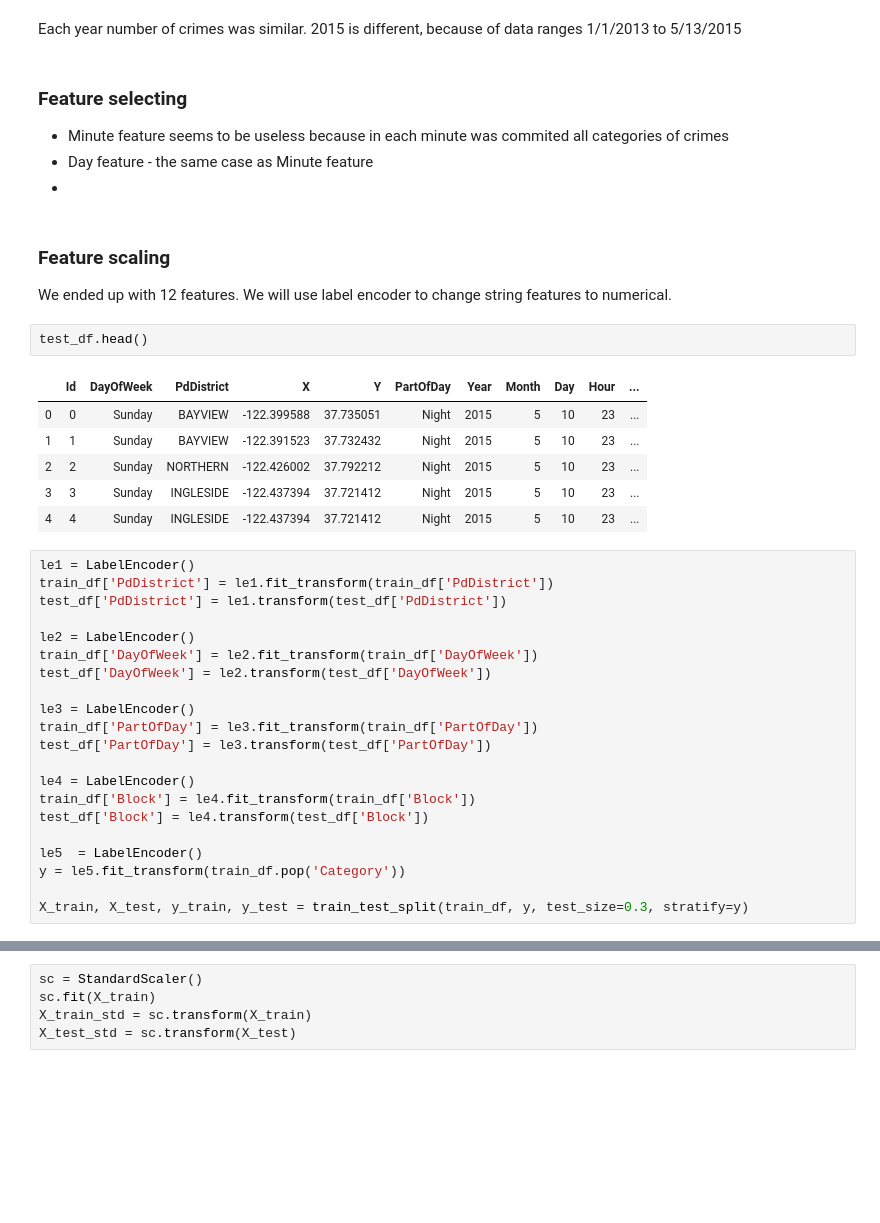
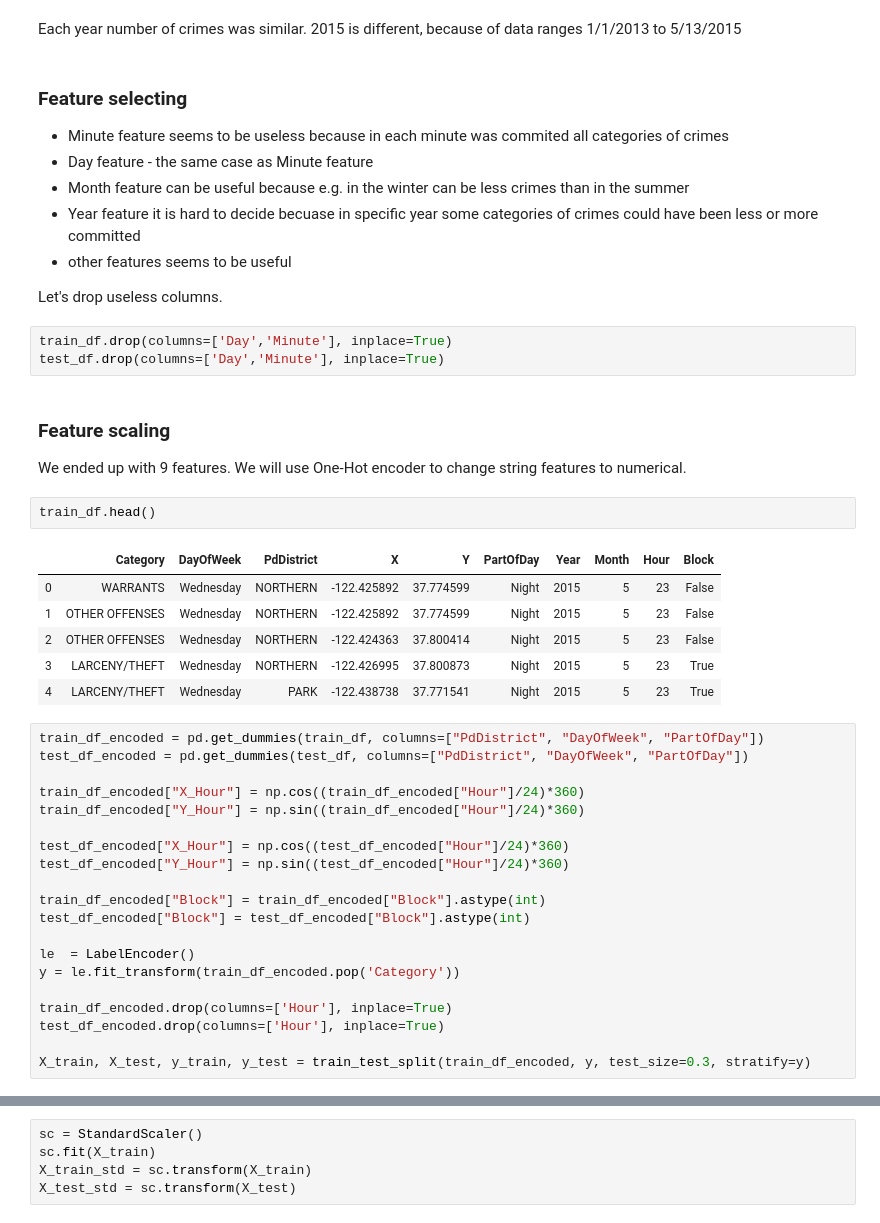
Before and after one commit to Frustrado/Crime-Classification, a Jupyter notebook: SF_crimes_analysis.ipynb, the cells around one changed output, grey strips where cells are left out. Cells and saved outputs as stored; diff of their text form; blank space fills up the shorter version.

```diff
--- a/SF_crimes_analysis.ipynb
+++ b/SF_crimes_analysis.ipynb
@@ -534,38 +535,44 @@ Each year number of crimes was similar. 2015 is different, because of data range
 
 - Minute feature seems to be useless because in each minute was commited all categories of crimes
 - Day feature - the same case as Minute feature
--
+- Month feature can be useful because e.g. in the winter can be less crimes than in the summer
+- Year feature it is hard to decide becuase in specific year some categories of crimes could have been less or more committed
+- other features seems to be useful
+
+Let's drop useless columns.
+# %%
+train_df.drop(columns=['Day','Minute'], inplace=True)
+test_df.drop(columns=['Day','Minute'], inplace=True)
 # %% [markdown]
 ### Feature scaling
 
-We ended up with 12 features. We will use label encoder to change string features to numerical.
+We ended up with 9 features. We will use One-Hot encoder to change string features to numerical.
 # %%
-test_df.head()
+train_df.head()
 # %% [output]
-|  | Id | DayOfWeek | PdDistrict | X | Y | PartOfDay | Year | Month | Day | Hour | ... |
-| 0 | 0 | Sunday | BAYVIEW | -122.399588 | 37.735051 | Night | 2015 | 5 | 10 | 23 | ... |
-| 1 | 1 | Sunday | BAYVIEW | -122.391523 | 37.732432 | Night | 2015 | 5 | 10 | 23 | ... |
-| 2 | 2 | Sunday | NORTHERN | -122.426002 | 37.792212 | Night | 2015 | 5 | 10 | 23 | ... |
-| 3 | 3 | Sunday | INGLESIDE | -122.437394 | 37.721412 | Night | 2015 | 5 | 10 | 23 | ... |
-| 4 | 4 | Sunday | INGLESIDE | -122.437394 | 37.721412 | Night | 2015 | 5 | 10 | 23 | ... |
+|  | Category | DayOfWeek | PdDistrict | X | Y | PartOfDay | Year | Month | Hour | Block |
+| 0 | WARRANTS | Wednesday | NORTHERN | -122.425892 | 37.774599 | Night | 2015 | 5 | 23 | False |
+| 1 | OTHER OFFENSES | Wednesday | NORTHERN | -122.425892 | 37.774599 | Night | 2015 | 5 | 23 | False |
+| 2 | OTHER OFFENSES | Wednesday | NORTHERN | -122.424363 | 37.800414 | Night | 2015 | 5 | 23 | False |
+| 3 | LARCENY/THEFT | Wednesday | NORTHERN | -122.426995 | 37.800873 | Night | 2015 | 5 | 23 | True |
+| 4 | LARCENY/THEFT | Wednesday | PARK | -122.438738 | 37.771541 | Night | 2015 | 5 | 23 | True |
-# %%
-le1 = LabelEncoder()
-train_df['PdDistrict'] = le1.fit_transform(train_df['PdDistrict'])
-test_df['PdDistrict'] = le1.transform(test_df['PdDistrict'])
-
-le2 = LabelEncoder()
-train_df['DayOfWeek'] = le2.fit_transform(train_df['DayOfWeek'])
-test_df['DayOfWeek'] = le2.transform(test_df['DayOfWeek'])
-
-le3 = LabelEncoder()
-train_df['PartOfDay'] = le3.fit_transform(train_df['PartOfDay'])
-test_df['PartOfDay'] = le3.transform(test_df['PartOfDay'])
-
-le4 = LabelEncoder()
-train_df['Block'] = le4.fit_transform(train_df['Block'])
-test_df['Block'] = le4.transform(test_df['Block'])
-
-le5  = LabelEncoder()
-y = le5.fit_transform(train_df.pop('Category'))
-
-X_train, X_test, y_train, y_test = train_test_split(train_df, y, test_size=0.3, stratify=y)
+# %%
+train_df_encoded = pd.get_dummies(train_df, columns=["PdDistrict", "DayOfWeek", "PartOfDay"])
+test_df_encoded = pd.get_dummies(test_df, columns=["PdDistrict", "DayOfWeek", "PartOfDay"])
+
+train_df_encoded["X_Hour"] = np.cos((train_df_encoded["Hour"]/24)*360)
+train_df_encoded["Y_Hour"] = np.sin((train_df_encoded["Hour"]/24)*360)
+
+test_df_encoded["X_Hour"] = np.cos((test_df_encoded["Hour"]/24)*360)
+test_df_encoded["Y_Hour"] = np.sin((test_df_encoded["Hour"]/24)*360)
+
+train_df_encoded["Block"] = train_df_encoded["Block"].astype(int)
+test_df_encoded["Block"] = test_df_encoded["Block"].astype(int)
+
+le  = LabelEncoder()
+y = le.fit_transform(train_df_encoded.pop('Category'))
+
+train_df_encoded.drop(columns=['Hour'], inplace=True)
+test_df_encoded.drop(columns=['Hour'], inplace=True)
+
+X_train, X_test, y_train, y_test = train_test_split(train_df_encoded, y, test_size=0.3, stratify=y)
```
Also changed, not shown: parts of 10 cells of this notebook.
